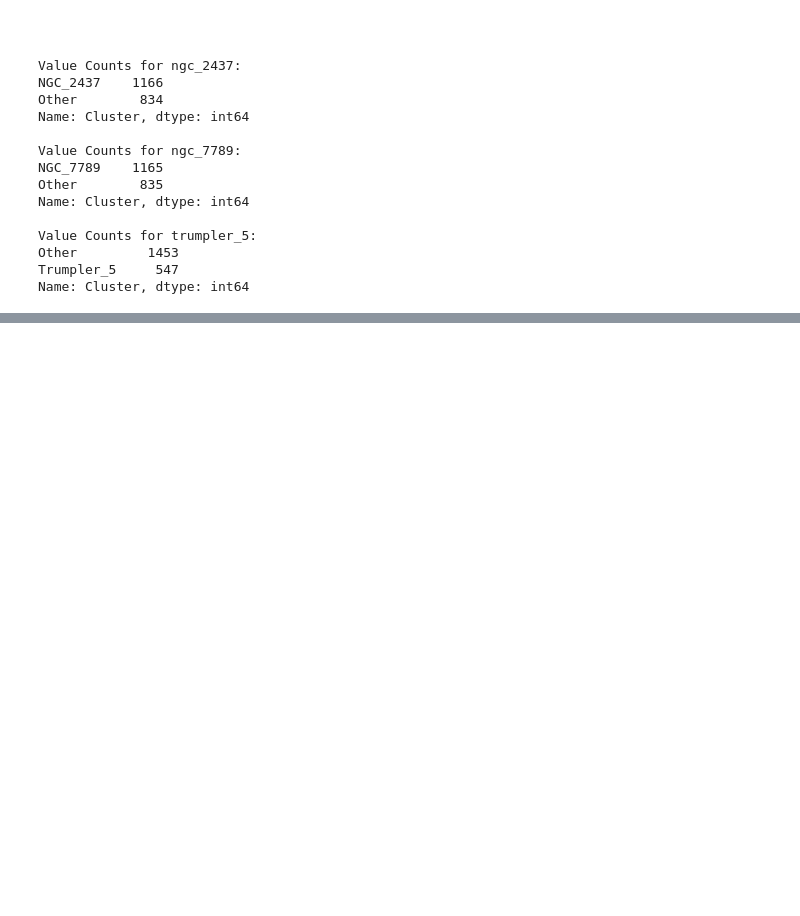
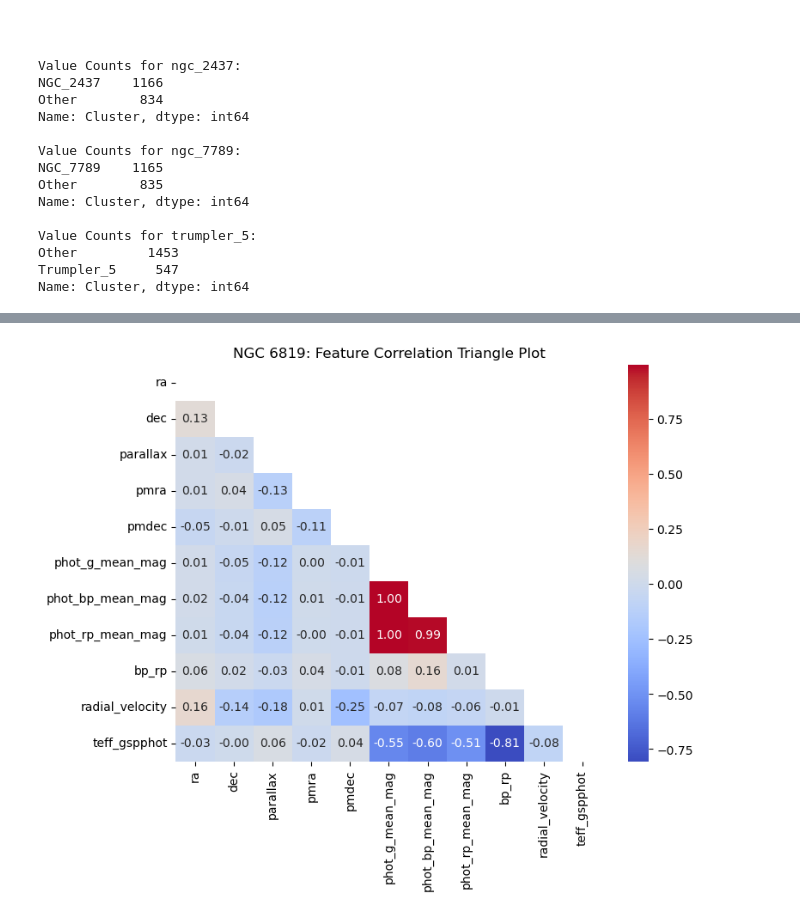
Before and after one commit to SakilaW/DATA301_Individual_Project, a Jupyter notebook: Code/Exploratory Data Analysis.ipynb, the cells around one changed output, grey strips where cells are left out. Drawn from its saved outputs; the diff is of its cells as text; code cells hidden in the pictures; blank space fills up the shorter version.

```diff
--- a/Code/Exploratory Data Analysis.ipynb
+++ b/Code/Exploratory Data Analysis.ipynb
@@ -29,3 +30,7 @@ ngc_2437.head()
 | 2 | 3028907797242655872 | 115.490331 | -15.610655 | 0.447055 | -3.432289 | -0.133326 | 17.563602 | 18.166182 | ... |
 | 3 | 3028911478038853504 | 115.792022 | -15.538045 | 0.584538 | -3.814146 | 0.389718 | 16.137276 | 16.610874 | ... |
 | 4 | 3028912092211579776 | 115.746816 | -15.554148 | 0.613328 | -3.882753 | 0.421553 | 16.254417 | 16.623857 | ... |
+# %%
+## Loading in NGC 6819 star cluster data
+ngc_6819 = pd.read_csv('../Data/ngc_6819.csv')
+ngc_6819.shape
@@ -91,0 +122,10 @@ Name: Cluster, dtype: int64
+# %%
+## Feature Correlations for NGC 6819
+ngc6819_CM = ngc_6819.drop(columns = ['source_id']).corr()
+mask = np.triu(np.ones_like(ngc6819_CM, dtype = bool))
+plt.figure(figsize = (8, 6))
+sns.heatmap(ngc6819_CM, annot = True, cmap = 'coolwarm', fmt = ".2f", mask = mask)
+plt.title("NGC 6819: Feature Correlation Triangle Plot")
+plt.show()
+# %% [output]
+[figure, added]
```
Also changed, not shown: parts of 15 cells of this notebook.
